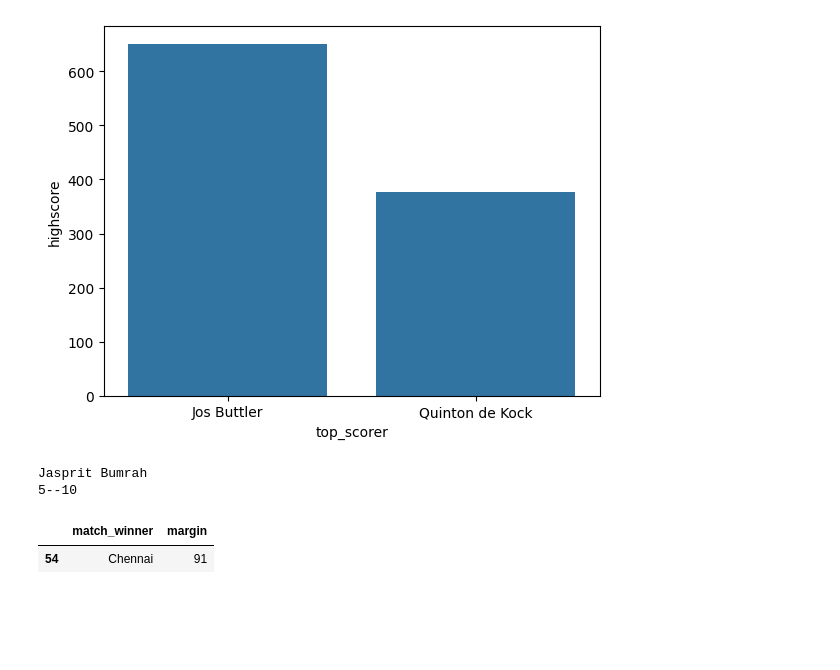
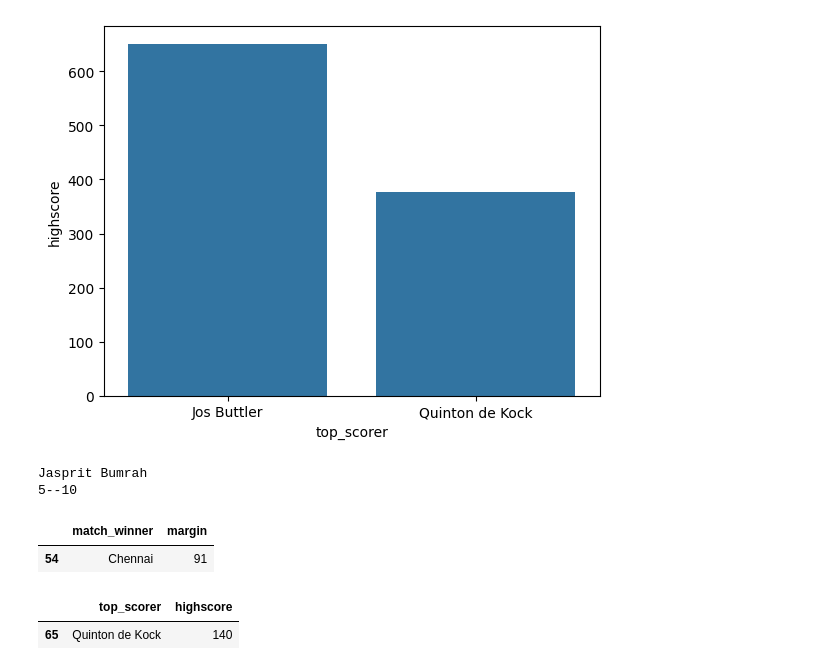
Before and after one commit to rahulchawla77/ML-JOURNEY, a Jupyter notebook: Ipl project learning.ipynb, the cells around one changed output. Cells and saved outputs as stored; diff of their text form; code cells hidden in the pictures; blank space fills up the shorter version.

```diff
--- a/Ipl project learning.ipynb
+++ b/Ipl project learning.ipynb
@@ -108,3 +108,8 @@ df[df['won_by']=='Runs'].sort_values(by='margins',ascending=False).head(1)[['mat
 # %% [output]
 |  | match_winner | margin |
 | 54 | Chennai | 91 |
+# %%
+df.sort_values(by='highscore',ascending=False).head(1)[['top_scorer','highscore']]
+# %% [output]
+|  | top_scorer | highscore |
+| 65 | Quinton de Kock | 140 |
```
